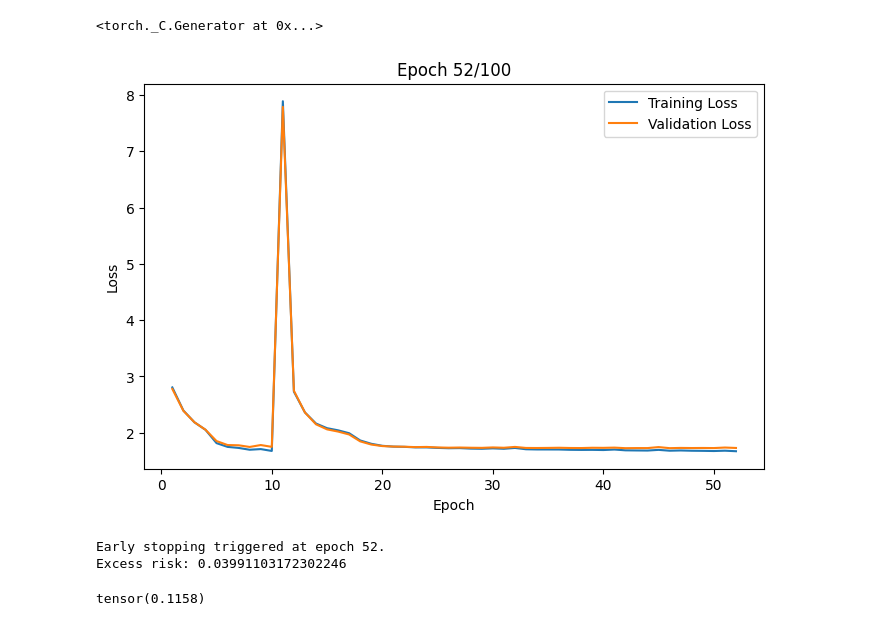
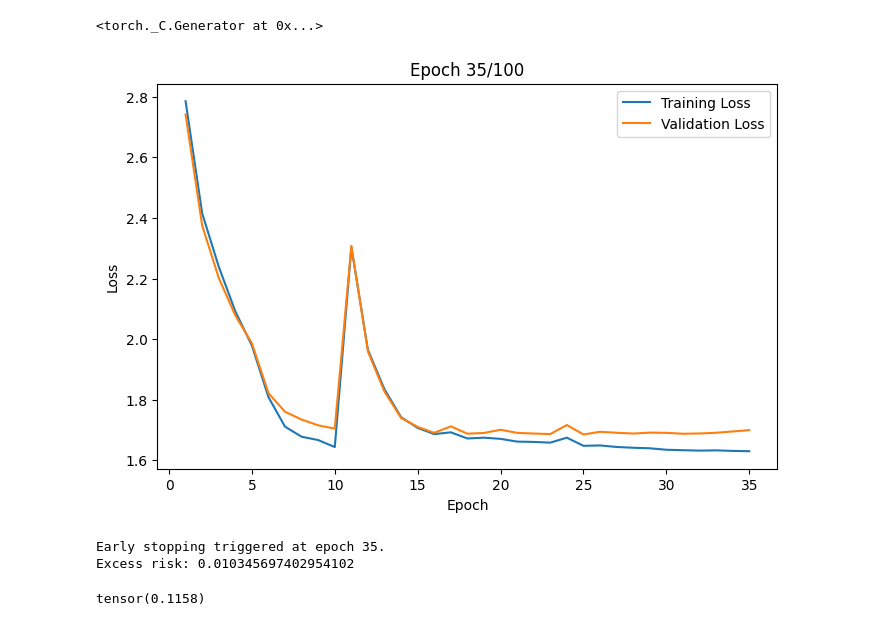
Before and after one commit to tianyima2000/DNN_missing_data, a Jupyter notebook: Tutorial.ipynb, the cells around one changed output. Cells and saved outputs as stored; diff of their text form; code cells hidden in the pictures.

```diff
--- a/Tutorial.ipynb
+++ b/Tutorial.ipynb
@@ -181,13 +181,13 @@ class PENN(nn.Module):
 lr = 0.001
 epochs = 100
 patience = 10
-threshold = 0.001
+weight_decay = 0.001
 
 model_PENN = PENN()
 PENN_train_data = TensorDataset(Z_ZI_train, Omega_train, Y_train)
 PENN_train_loader = DataLoader(dataset = PENN_train_data, batch_size=200, shuffle=True)
 
-optimizer = optim.Adam(model_PENN.parameters(), lr=lr)
+optimizer = optim.Adam(model_PENN.parameters(), lr=lr, weight_decay=weight_decay)
 loss_fn = nn.MSELoss()
 
 train_losses = []
@@ -208,36 +208,36 @@ for epoch in range(epochs):
 
     # Record training and validation losses
     model_PENN.eval()
     with torch.no_grad():
         train_losses.append(loss_fn(model_PENN(Z_ZI_train, Omega_train), Y_train))
         val_losses.append(loss_fn(model_PENN(Z_ZI_val, Omega_val), Y_val))
 
     # Live plotting (Jupyter only)
     clear_output(wait=True)
     plt.figure(figsize=(8, 5))
     plt.plot(range(1,epoch+2), train_losses, label='Training Loss')
     plt.plot(range(1,epoch+2), val_losses, label='Validation Loss')
     plt.title(f'Epoch {epoch+1}/{epochs}')
     plt.xlabel('Epoch')
     plt.ylabel('Loss')
     plt.legend()
     plt.show()
 
     # Early stopping
     if epoch >= 10:
         min_index = val_losses.index(min(val_losses[10:]))
         if epoch - min_index >= patience:
             print(f'Early stopping triggered at epoch {epoch+1}.')
             break
 
 
 # Print excess risk, i.e. testing loss - bayes risk
 model_PENN.eval()
 print(f'Excess risk: {loss_fn(model_PENN(Z_ZI_test, Omega_test), Y_test) - 1.448 - sigma**2}')
 # %% [output]
-[figure, old version]
+[figure, new version]
-Early stopping triggered at epoch 52.
-Excess risk: 0.03991103172302246
+Early stopping triggered at epoch 35.
+Excess risk: 0.010345697402954102
 # %%
 # Check sparsity
 l0_norm = 0
```
